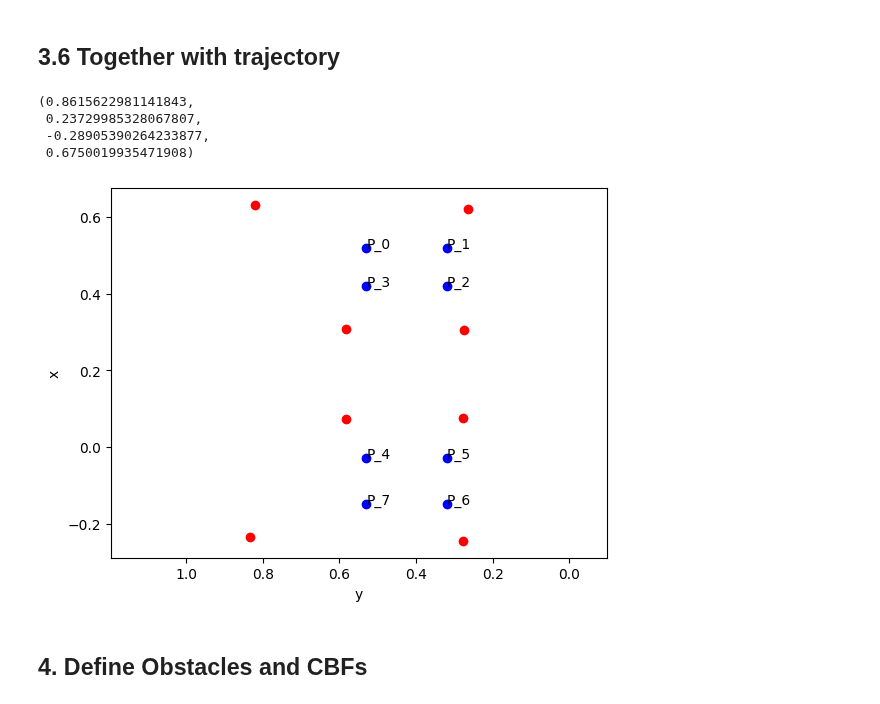
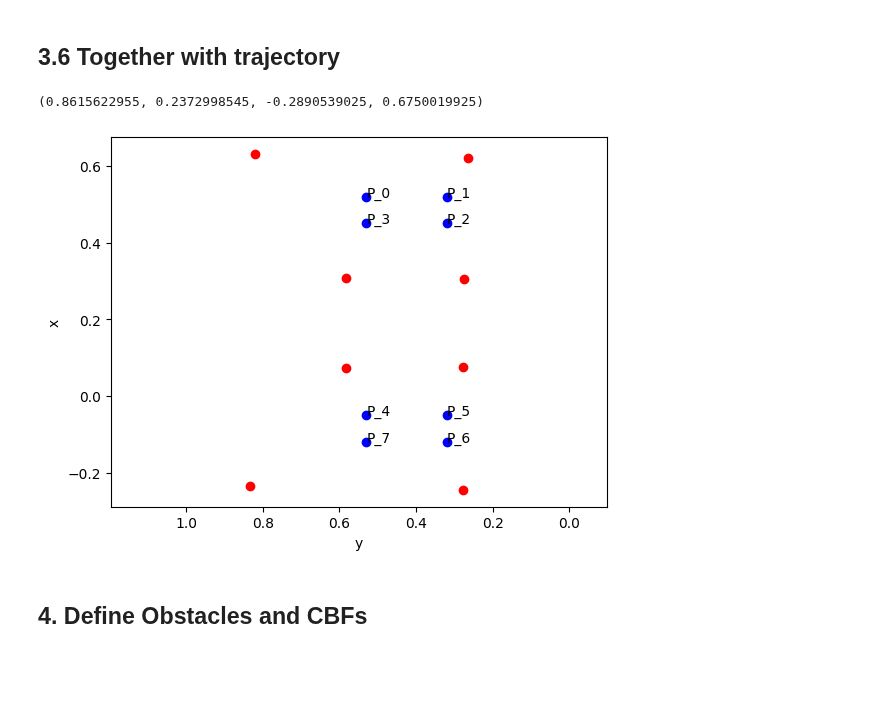
Before and after one commit to shiqingw/HOCBF-FR3-Experiments, a Jupyter notebook: exp2_whiteboard_cleaning_no_circ.ipynb, the cells around one changed output. Drawn from its saved outputs; the diff is of its cells as text; code cells hidden in the pictures; blank space fills up the shorter version.

```diff
--- a/exp2_whiteboard_cleaning_no_circ.ipynb
+++ b/exp2_whiteboard_cleaning_no_circ.ipynb
@@ -338,41 +333,38 @@ plt.axis('equal')
 # %%
 traj = np.array([[0.52, 0.53],
                  [0.52, 0.32],
-                 [0.42, 0.32],
-                 [0.42, 0.53],
-                 [-0.03, 0.53],
-                 [-0.03, 0.32],
-                 [-0.15, 0.32],
-                 [-0.15, 0.53]
+                 [0.45, 0.32],
+                 [0.45, 0.53],
+                 [-0.05, 0.53],
+                 [-0.05, 0.32],
+                 [-0.12, 0.32],
+                 [-0.12, 0.53]
                  ])
 
 fig, ax = plt.subplots()
 
 ax.plot(corner_1[1], corner_1[0], 'o', color='red')
 ax.plot(corner_2[1], corner_2[0], 'o', color='red')
 ax.plot(corner_3[1], corner_3[0], 'o', color='red')
 ax.plot(corner_4[1], corner_4[0], 'o', color='red')
 
 ax.plot(vertex_1[1], vertex_1[0], 'o', color='red')
 ax.plot(vertex_2[1], vertex_2[0], 'o', color='red')
 ax.plot(vertex_3[1], vertex_3[0], 'o', color='red')
 ax.plot(vertex_4[1], vertex_4[0], 'o', color='red')
 
 for i in range(traj.shape[0]):
     ax.plot(traj[i, 1], traj[i, 0], 'o', color='blue')
     plt.text(traj[i, 1], traj[i, 0], 'P_{}'.format(i))
 
 # Invert the x-axis (make it go left)
 ax.invert_xaxis()
 ax.set_xlabel('y')
 ax.set_ylabel('x')
 ax.axis('equal')
 # %% [output]
-(0.8615622981141843,
- 0.23729985328067807,
- -0.28905390264233877,
- 0.6750019935471908)
+(0.8615622955, 0.2372998545, -0.2890539025, 0.6750019925)
-[figure, old version]
+[figure, new version]
 # %% [markdown]
 ## 4. Define Obstacles and CBFs
 # %%
```
Also changed, not shown: parts of 9 cells of this notebook, 19 other files.
